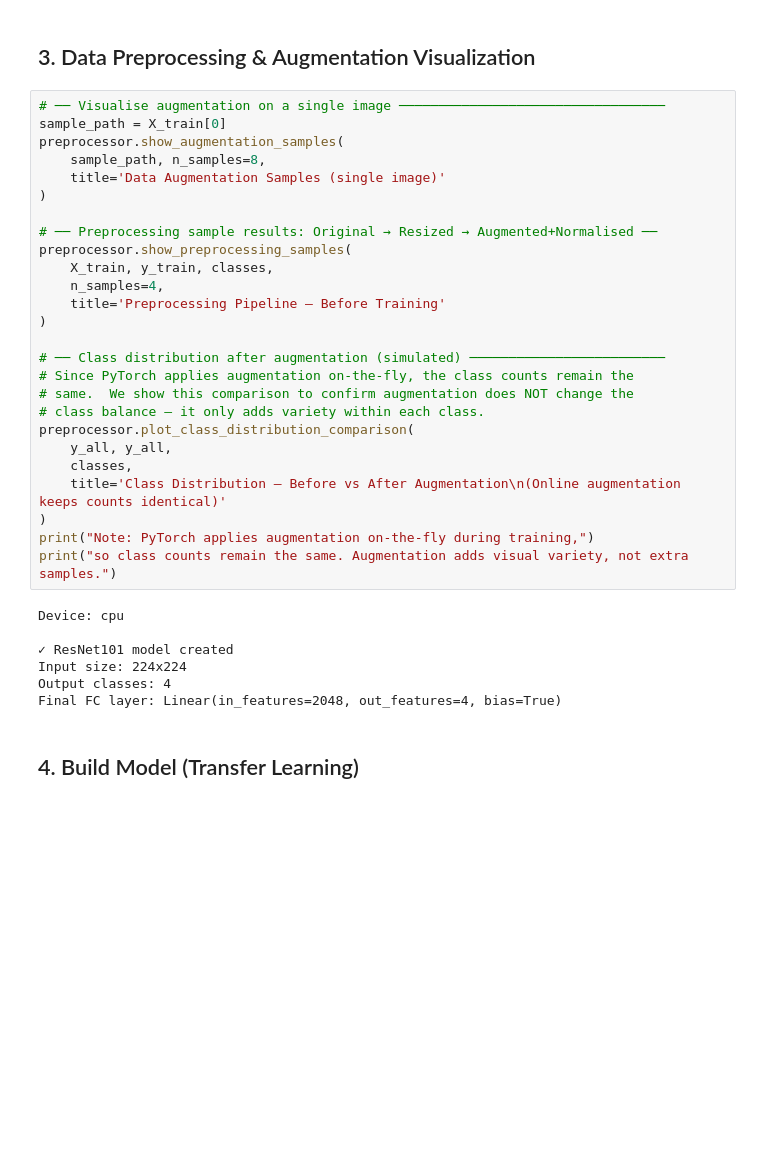
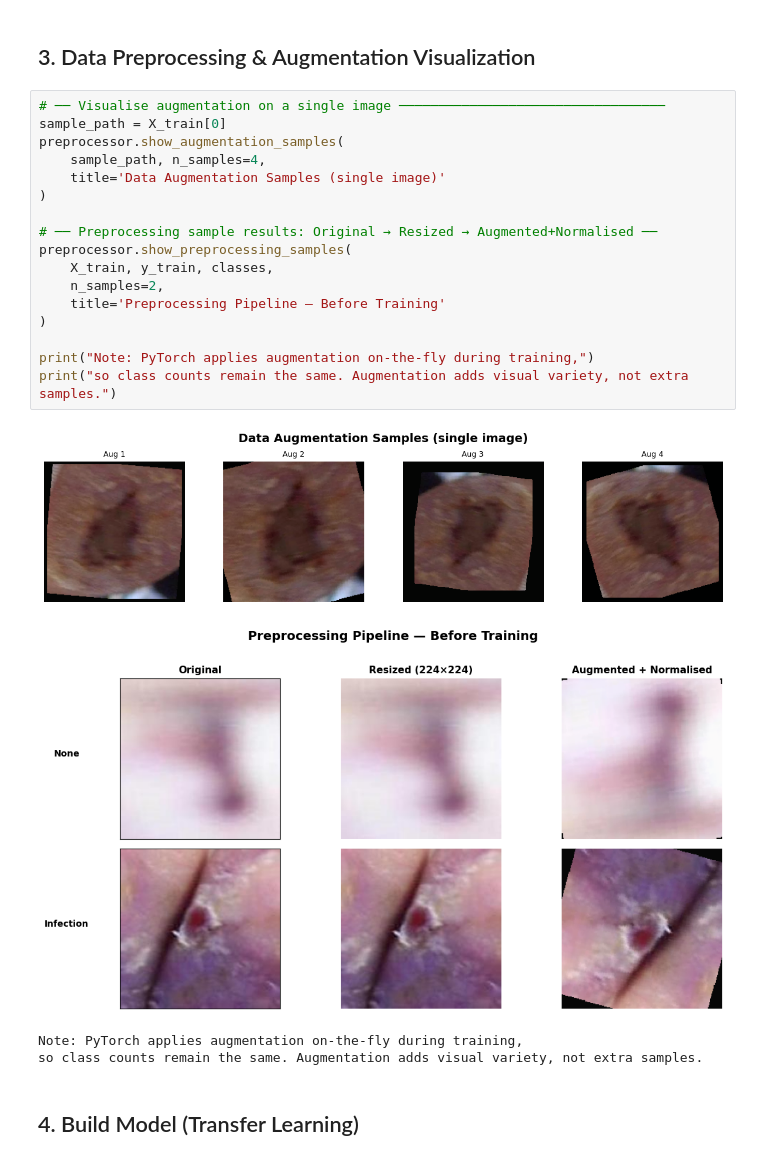
Before and after one commit to csstudentkaum/KHOTAA, a Jupyter notebook: models/classification/resnet101.ipynb, the cells around one changed output. Saved outputs shown, nothing was run; the diff lists cells and outputs as text; blank space fills up the shorter version.

```diff
--- a/models/classification/resnet101.ipynb
+++ b/models/classification/resnet101.ipynb
@@ -221,36 +259,25 @@ print(f"Class counts: { {classes[i]: int(np.sum(y_all == i)) for i in range(num_
 # %%
 # ── Visualise augmentation on a single image ──────────────────────────────────
 sample_path = X_train[0]
 preprocessor.show_augmentation_samples(
-    sample_path, n_samples=8,
+    sample_path, n_samples=4,
     title='Data Augmentation Samples (single image)'
 )
 
 # ── Preprocessing sample results: Original → Resized → Augmented+Normalised ──
 preprocessor.show_preprocessing_samples(
     X_train, y_train, classes,
-    n_samples=4,
+    n_samples=2,
     title='Preprocessing Pipeline — Before Training'
 )
 
-# ── Class distribution after augmentation (simulated) ─────────────────────────
-# Since PyTorch applies augmentation on-the-fly, the class counts remain the
-# same.  We show this comparison to confirm augmentation does NOT change the
-# class balance — it only adds variety within each class.
-preprocessor.plot_class_distribution_comparison(
-    y_all, y_all,
-    classes,
-    title='Class Distribution — Before vs After Augmentation\n(Online augmentation keeps counts identical)'
-)
 print("Note: PyTorch applies augmentation on-the-fly during training,")
 print("so class counts remain the same. Augmentation adds visual variety, not extra samples.")
 # %% [output]
+[figure, added]
+[figure, added]
-Device: cpu
-
-✓ ResNet101 model created
-Input size: 224x224
-Output classes: 4
-Final FC layer: Linear(in_features=2048, out_features=4, bias=True)
+Note: PyTorch applies augmentation on-the-fly during training,
+so class counts remain the same. Augmentation adds visual variety, not extra samples.
 # %% [markdown]
 ## 4. Build Model (Transfer Learning)
 # %%
```
Also changed, not shown: parts of 17 cells of this notebook, 3 other files.
